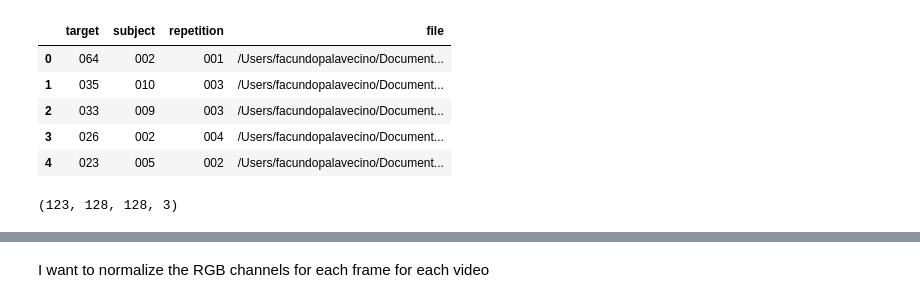
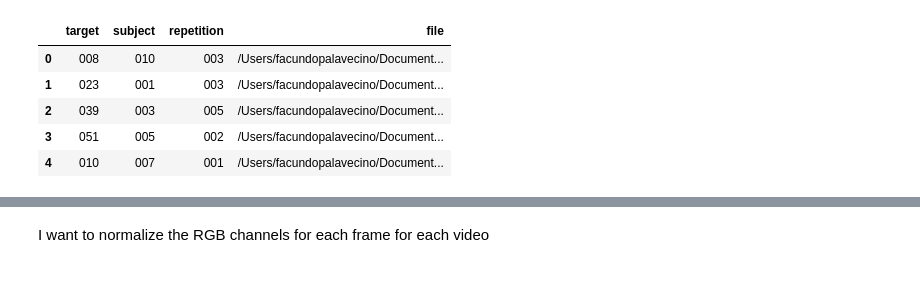
Before and after one commit to facupalavecino/ecd-trabajo-final, a Jupyter notebook: notebooks/opencv.ipynb, the cells around one changed output, grey strips where cells are left out. Drawn from its saved outputs; the diff is of its cells as text; code cells hidden in the pictures.

```diff
--- a/notebooks/opencv.ipynb
+++ b/notebooks/opencv.ipynb
@@ -7,58 +7,35 @@ import os
 targets = []
 subjects = []
 repetitions = []
-files = []
+file_names = []
+file_paths = []
 
-for file in os.listdir(DATASET_DIR):
-    if "left" in file:
-        continue
+for file in os.listdir(ALL_DATASET_DIR):
 
     target, subject, repetition = get_metadata_from_filename(file)
 
     targets.append(target)
     subjects.append(subject)
     repetitions.append(repetition)
-    files.append(str((DATASET_DIR / file).resolve()))
+    file_names.append(file)
+    file_paths.append(str((ALL_DATASET_DIR / file).resolve()))
 # %%
 import pandas as pd
 
 metadata = pd.DataFrame(
     data={
         "target": targets,
         "subject": subjects,
         "repetition": repetitions,
-        "file": files,
+        "file": file_paths,
     }
 )
 
 metadata.head()
 # %% [output]
 |  | target | subject | repetition | file |
-| 0 | 064 | 002 | 001 | /Users/facundopalavecino/Document... |
-| 1 | 035 | 010 | 003 | /Users/facundopalavecino/Document... |
-| 2 | 033 | 009 | 003 | /Users/facundopalavecino/Document... |
-| 3 | 026 | 002 | 004 | /Users/facundopalavecino/Document... |
-| 4 | 023 | 005 | 002 | /Users/facundopalavecino/Document... |
+| 0 | 008 | 010 | 003 | /Users/facundopalavecino/Document... |
+| 1 | 023 | 001 | 003 | /Users/facundopalavecino/Document... |
+| 2 | 039 | 003 | 005 | /Users/facundopalavecino/Document... |
+| 3 | 051 | 005 | 002 | /Users/facundopalavecino/Document... |
+| 4 | 010 | 007 | 001 | /Users/facundopalavecino/Document... |
-# %%
-import cv2
-import numpy as np
-
-video_name = metadata["file"].sample(1).values[0]
-
-video = cv2.VideoCapture(video_name)
-
-frames = []
-
-while True:
-    ret, frame = video.read()
-
-    if ret:
-        frames.append(frame)
-    else:
-        break
-
-frames = np.array(frames)
-
-frames.shape
-# %% [output]
-(123, 128, 128, 3)
```
Also changed, not shown: parts of 6 cells of this notebook, 13 other files.
